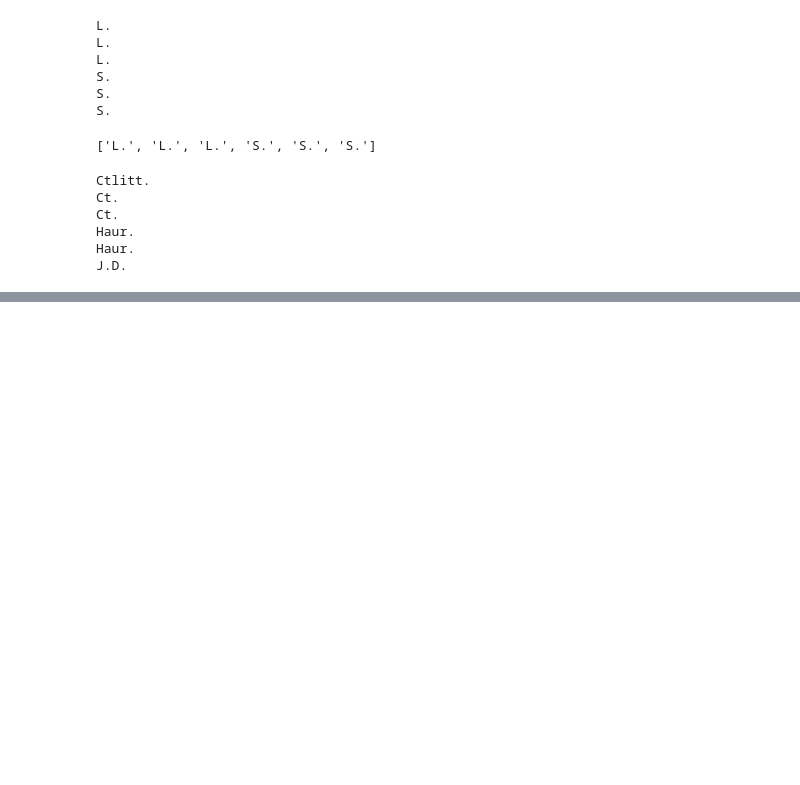
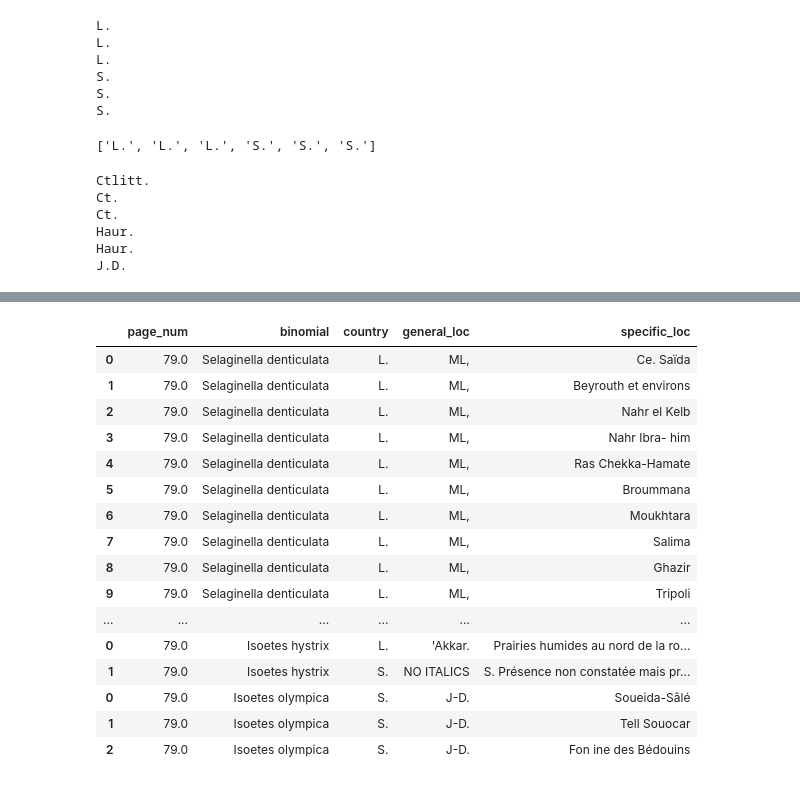
Before and after one commit to shidedh/UpdateFlora, a Jupyter notebook: main_text/entry_paragraphs.ipynb, the cells around one changed output, grey strips where cells are left out. Saved outputs shown, nothing was run; the diff lists cells and outputs as text; code cells hidden in the pictures; blank space fills up the shorter version.

```diff
--- a/main_text/entry_paragraphs.ipynb
+++ b/main_text/entry_paragraphs.ipynb
@@ -837,19 +837,20 @@ Haur.
 Haur.
 J.D.
 # %%
-all_sections = []
-for section_id in sub_loc_dict:
-    print('3')
+all_sections_df = []
+for section_id in tqdm(sub_loc_dict):
     dict_test = sub_loc_dict[section_id]
-    print('5')
     num_loc_data = len([country for country in dict_test.keys() for general_loc in dict_test[country] for specific_loc in dict_test[country][general_loc]])
-    print('7')
-    name_data = [vol1_word_df[vol1_word_df['section_id'] == section_id, 'binom_name']].iloc[0] * num_loc_data
-    print('9')
-    section_data = {
-                    'binomial': name_data,
-                    'country':      [country for country in dict_test.keys() for general_loc in dict_test[country] for specific_loc in dict_test[country][general_loc]],
-                    'general_loc':  [general_loc for country in dict_test.keys() for general_loc in dict_test[country] for specific_loc in dict_test[country][general_loc]],
-                    'specific_loc': [specific_loc for country in dict_test.keys() for general_loc in dict_test[country] for specific_loc in dict_test[country][general_loc]]
-                   }
-    all_sections.append(section_data)
+    name = vol1_word_df[(vol1_word_df['section_id'] == section_id)]['binom_name'].iloc[0]
+    name_data = [name] * num_loc_data
+    page_num_data = [section_id[0]] * num_loc_data
+    country_data = [country for country in dict_test.keys() for general_loc in dict_test[country] for specific_loc in dict_test[country][general_loc]]
+    if isinstance(name, str):
+        section_data = {'page_num': page_num_data,
+                        'binomial': name_data,
+                        'country':      [country for country in dict_test.keys() for general_loc in dict_test[country] for specific_loc in dict_test[country][general_loc]],
+                        'general_loc':  [general_loc for country in dict_test.keys() for general_loc in dict_test[country] for specific_loc in dict_test[country][general_loc]],
+                        'specific_loc': [specific_loc for country in dict_test.keys() for general_loc in dict_test[country] for specific_loc in dict_test[country][general_loc]]
+                    }
+        df = pd.DataFrame.from_dict(section_data)
+        all_sections_df.append(df)
@@ -863,0 +857,2 @@ InvalidIndexError: (0          False
+# %%
+result_df = pd.concat(all_sections_df)
@@ -863,0 +875,20 @@ InvalidIndexError: (0          False
+# %%
+result_df[result_df['page_num'] == 79]
+# %% [output]
+|  | page_num | binomial | country | general_loc | specific_loc |
+| 0 | 79.0 | Selaginella denticulata | L. | ML, | Ce. Saïda |
+| 1 | 79.0 | Selaginella denticulata | L. | ML, | Beyrouth et environs |
+| 2 | 79.0 | Selaginella denticulata | L. | ML, | Nahr el Kelb |
+| 3 | 79.0 | Selaginella denticulata | L. | ML, | Nahr Ibra- him |
+| 4 | 79.0 | Selaginella denticulata | L. | ML, | Ras Chekka-Hamate |
+| 5 | 79.0 | Selaginella denticulata | L. | ML, | Broummana |
+| 6 | 79.0 | Selaginella denticulata | L. | ML, | Moukhtara |
+| 7 | 79.0 | Selaginella denticulata | L. | ML, | Salima |
+| 8 | 79.0 | Selaginella denticulata | L. | ML, | Ghazir |
+| 9 | 79.0 | Selaginella denticulata | L. | ML, | Tripoli |
+| ... | ... | ... | ... | ... | ... |
+| 0 | 79.0 | Isoetes hystrix | L. | 'Akkar. | Prairies humides au nord de la ro... |
+| 1 | 79.0 | Isoetes hystrix | S. | NO ITALICS | S. Présence non constatée mais pr... |
+| 0 | 79.0 | Isoetes olympica | S. | J-D. | Soueida-Sâlé |
+| 1 | 79.0 | Isoetes olympica | S. | J-D. | Tell Souocar |
+| 2 | 79.0 | Isoetes olympica | S. | J-D. | Fon ine des Bédouins |
```
Also changed, not shown: parts of 3 cells of this notebook, 1 other file.
